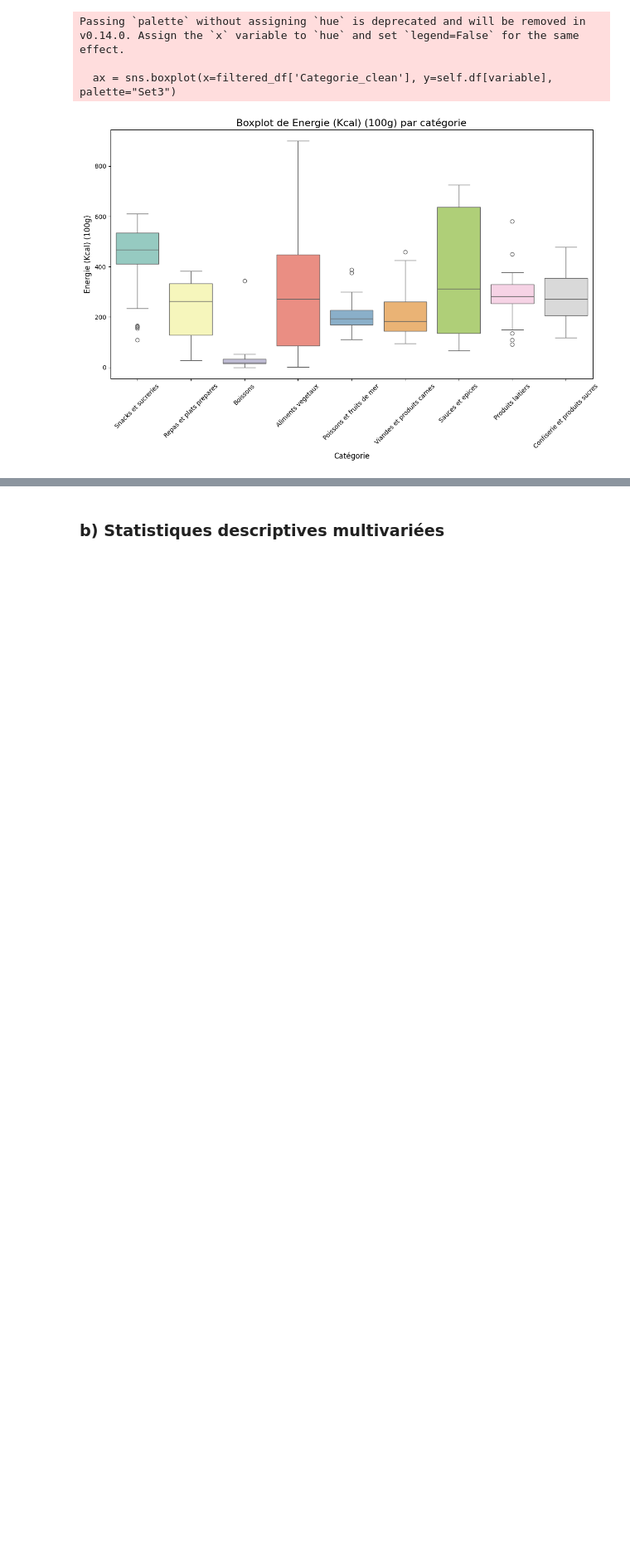
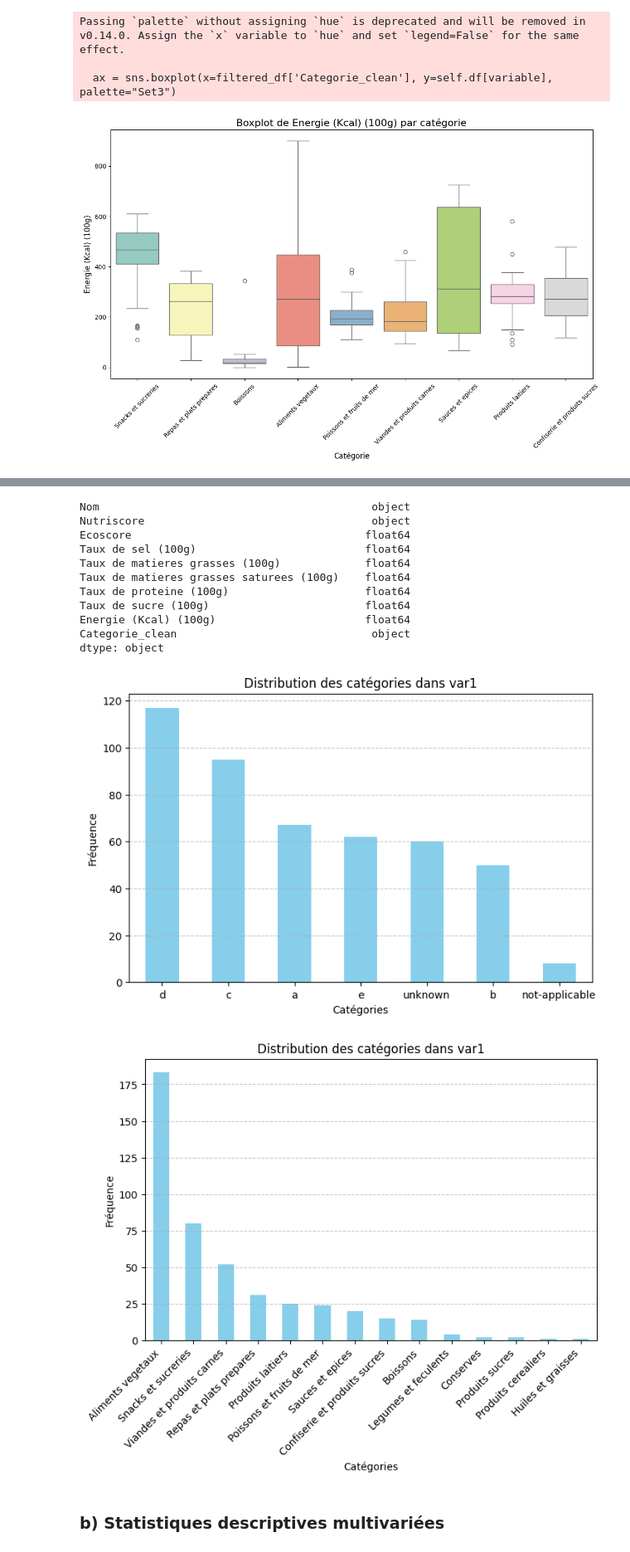
Before and after one commit to MaelTremouille/Projet-python-pour-la-data-science---ENSAE-Paris, a Jupyter notebook: src/food_fatcs.ipynb, the cells around one changed output, grey strips where cells are left out. Shown at 83% size. Cells and saved outputs as stored; diff of their text form; code cells hidden in the pictures; blank space fills up the shorter version.

```diff
--- a/src/food_fatcs.ipynb
+++ b/src/food_fatcs.ipynb
@@ -122,3 +182,40 @@ Passing `palette` without assigning `hue` is deprecated and will be removed in v
+# %%
+print(data.dtypes)
+# Compter les occurrences de chaque catégorie
+counts_nutriscore = data['Nutriscore'].value_counts()
+counts_Categorie_clean = data['Categorie_clean'].value_counts()
+
+# Créer un graphique en barres
+plt.figure(figsize=(8, 5))
+counts_nutriscore.plot(kind='bar', color='skyblue')
+plt.title('Distribution des catégories dans var1')
+plt.xlabel('Catégories')
+plt.ylabel('Fréquence')
+plt.xticks(rotation=0)
+plt.grid(axis='y', linestyle='--', alpha=0.7)
+# Créer un graphique en barres
+plt.figure(figsize=(8, 5))
+counts_Categorie_clean.plot(kind='bar', color='skyblue')
+plt.title('Distribution des catégories dans var1')
+plt.xlabel('Catégories')
+plt.ylabel('Fréquence')
+plt.xticks(rotation=45, ha='right')
+plt.grid(axis='y', linestyle='--', alpha=0.7)
+plt.show()
+# %% [output]
+Nom                                          object
+Nutriscore                                   object
+Ecoscore                                    float64
+Taux de sel (100g)                          float64
+Taux de matieres grasses (100g)             float64
+Taux de matieres grasses saturees (100g)    float64
+Taux de proteine (100g)                     float64
+Taux de sucre (100g)                        float64
+Energie (Kcal) (100g)                       float64
+Categorie_clean                              object
+dtype: object
+[figure, added]
+[figure, added]
 # %% [markdown]
 ### b) Statistiques descriptives multivariées
 # %% [markdown]
```
Also changed, not shown: parts of 10 cells of this notebook, 3 other files.
